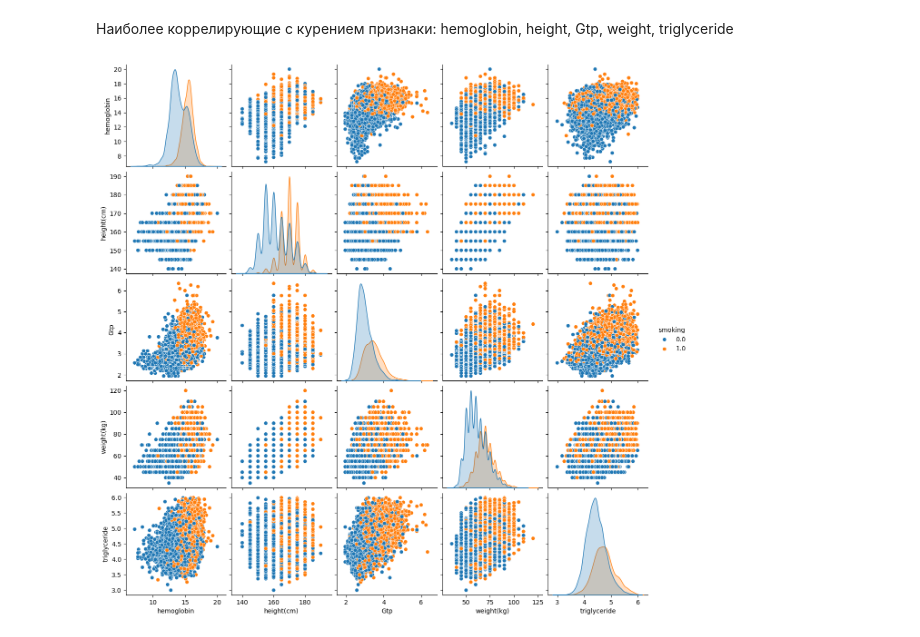
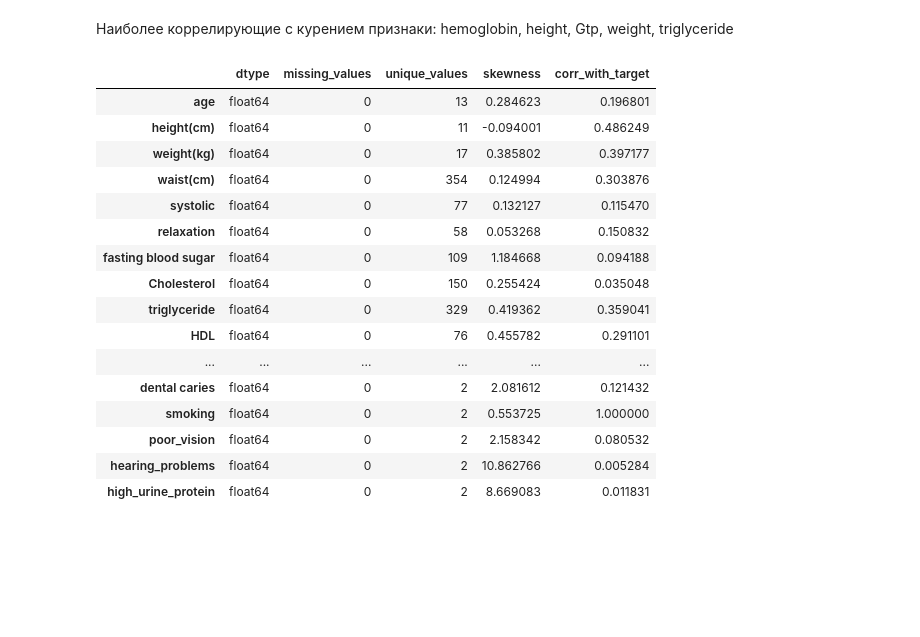
Before and after one commit to Idashxdx/ML, a Jupyter notebook: lab2/ml_lab2.ipynb, the cells around one changed output. Cells and saved outputs as stored; diff of their text form; code cells hidden in the pictures; blank space fills up the shorter version.

```diff
--- a/lab2/ml_lab2.ipynb
+++ b/lab2/ml_lab2.ipynb
@@ -293,8 +293,43 @@ hearing(right)         0.000254
 Name: smoking, dtype: float64
 # %% [markdown]
 Наиболее коррелирующие с курением признаки: hemoglobin, height, Gtp, weight, triglyceride
-# %%
-sns.pairplot(train[['hemoglobin', 'height(cm)', 'Gtp', 'weight(kg)','triglyceride', 'smoking']], hue='smoking')
-plt.show()
-# %% [output]
-[figure, removed]
+# %%
+for df in [train, test]:
+    df['poor_vision'] = ((df['eyesight(left)'] < 0.7) | (df['eyesight(right)'] < 0.7)).astype(float)
+    df['hearing_problems'] = ((df['hearing(left)'] > 1) | (df['hearing(right)'] > 1)).astype(float)
+    df['high_urine_protein'] = (df['Urine protein'] > 1).astype(float)
+
+columns_to_drop = ['id', 'eyesight(left)', 'eyesight(right)', 'hearing(left)', 'hearing(right)']
+train = train.drop(columns_to_drop, axis=1)
+test = test.drop([col for col in columns_to_drop if col != 'id'], axis=1)
+# %%
+def feature_summary(df):
+    summary = pd.DataFrame({
+        'dtype': df.dtypes,
+        'missing_values': df.isnull().sum(),
+        'unique_values': df.nunique(),
+        'skewness': df.skew(numeric_only=True),
+        'corr_with_target': df.corr()['smoking'].abs() if 'smoking' in df.columns else None
+    })
+    return summary
+
+train_summary = feature_summary(train)
+display(train_summary)
+# %% [output]
+|  | dtype | missing_values | unique_values | skewness | corr_with_target |
+| age | float64 | 0 | 13 | 0.284623 | 0.196801 |
+| height(cm) | float64 | 0 | 11 | -0.094001 | 0.486249 |
+| weight(kg) | float64 | 0 | 17 | 0.385802 | 0.397177 |
+| waist(cm) | float64 | 0 | 354 | 0.124994 | 0.303876 |
+| systolic | float64 | 0 | 77 | 0.132127 | 0.115470 |
+| relaxation | float64 | 0 | 58 | 0.053268 | 0.150832 |
+| fasting blood sugar | float64 | 0 | 109 | 1.184668 | 0.094188 |
+| Cholesterol | float64 | 0 | 150 | 0.255424 | 0.035048 |
+| triglyceride | float64 | 0 | 329 | 0.419362 | 0.359041 |
+| HDL | float64 | 0 | 76 | 0.455782 | 0.291101 |
+| ... | ... | ... | ... | ... | ... |
+| dental caries | float64 | 0 | 2 | 2.081612 | 0.121432 |
+| smoking | float64 | 0 | 2 | 0.553725 | 1.000000 |
+| poor_vision | float64 | 0 | 2 | 2.158342 | 0.080532 |
+| hearing_problems | float64 | 0 | 2 | 10.862766 | 0.005284 |
+| high_urine_protein | float64 | 0 | 2 | 8.669083 | 0.011831 |
```
